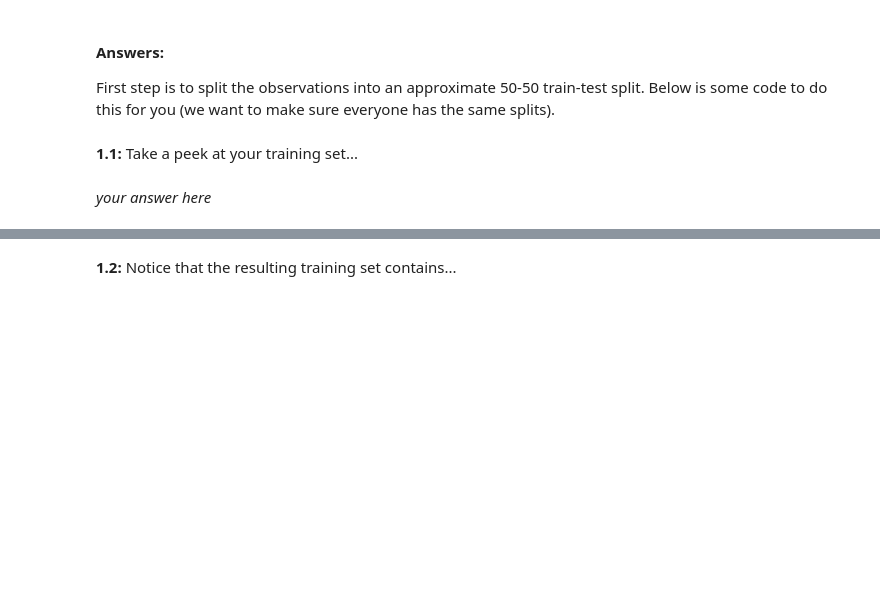
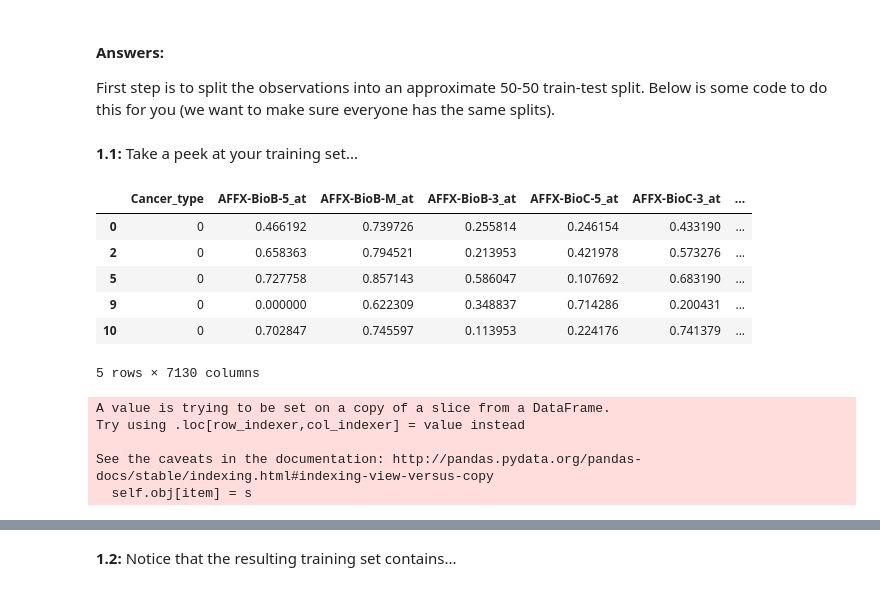
Before and after one commit to tmaounis/cs109a_hw5, a Jupyter notebook: cs109a_hw5_109.ipynb, the cells around one changed output, grey strips where cells are left out. Saved outputs shown, nothing was run; the diff lists cells and outputs as text; code cells hidden in the pictures; blank space fills up the shorter version.

```diff
--- a/cs109a_hw5_109.ipynb
+++ b/cs109a_hw5_109.ipynb
@@ -89,5 +89,12 @@ data_test = df[~msk]
 **1.1:** Take a peek at your training set...
 # %%
 # your code here
+data_train.head()
+# %% [output]
+|  | Cancer_type | AFFX-BioB-5_at | AFFX-BioB-M_at | AFFX-BioB-3_at | AFFX-BioC-5_at | AFFX-BioC-3_at | ... |
+| 0 | 0 | 0.466192 | 0.739726 | 0.255814 | 0.246154 | 0.433190 | ... |
+| 2 | 0 | 0.658363 | 0.794521 | 0.213953 | 0.421978 | 0.573276 | ... |
+| 5 | 0 | 0.727758 | 0.857143 | 0.586047 | 0.107692 | 0.683190 | ... |
+| 9 | 0 | 0.000000 | 0.622309 | 0.348837 | 0.714286 | 0.200431 | ... |
+| 10 | 0 | 0.702847 | 0.745597 | 0.113953 | 0.224176 | 0.741379 | ... |
+5 rows × 7130 columns
-# %% [markdown]
-*your answer here*
@@ -93,0 +106,11 @@ data_test = df[~msk]
+# %%
+std_cols = df.columns.difference(['Cancer_type'])
+df = standardize_columns(df,std_cols)
+data_train = standardize_columns(data_train,std_cols)
+data_test = standardize_columns(data_test,std_cols)
+# %% [output]
+A value is trying to be set on a copy of a slice from a DataFrame.
+Try using .loc[row_indexer,col_indexer] = value instead
+
+See the caveats in the documentation: http://pandas.pydata.org/pandas-docs/stable/indexing.html#indexing-view-versus-copy
+  self.obj[item] = s
```
Also changed, not shown: parts of 7 cells of this notebook.
